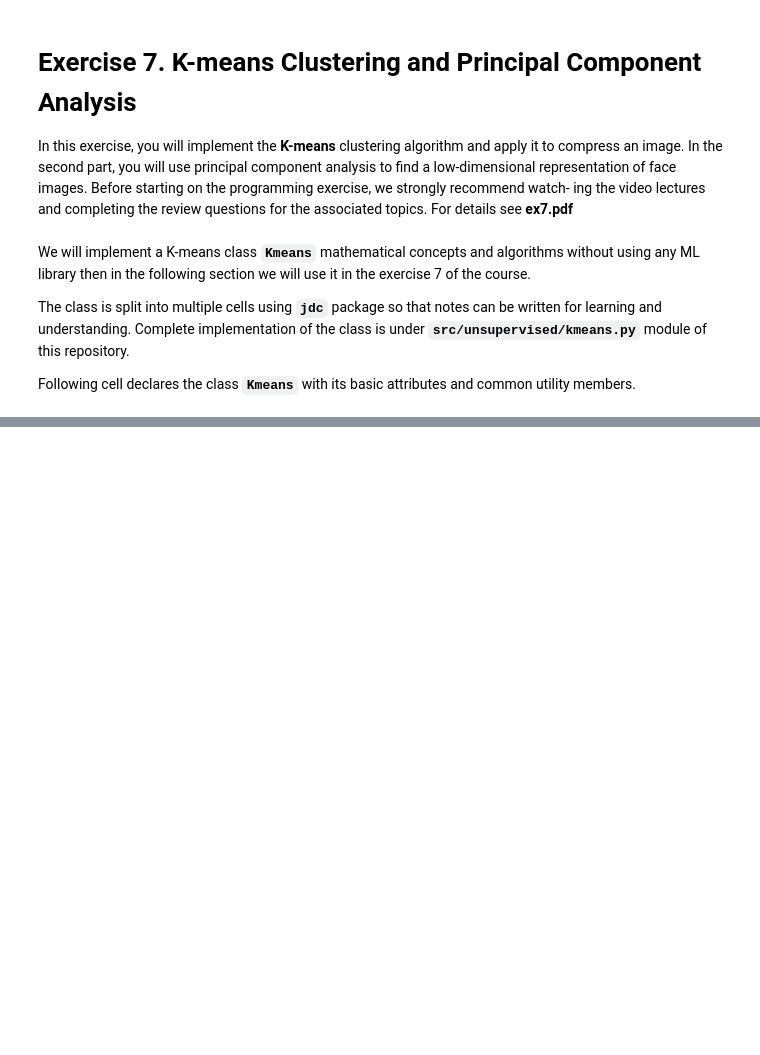
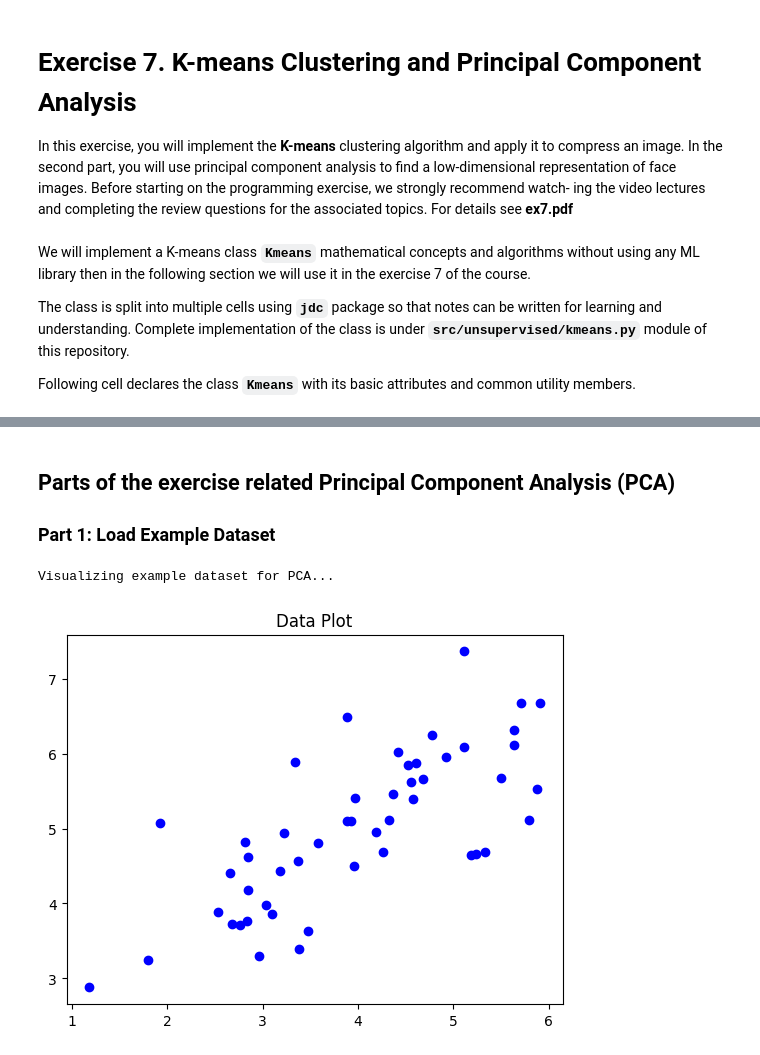
Before and after one commit to farjan/MachineLearning, a Jupyter notebook: ml/Exercise 7 K-means Clustering and Principal Component Analysis.ipynb, the cells around one changed output, grey strips where cells are left out. Saved outputs shown, nothing was run; the diff lists cells and outputs as text; code cells hidden in the pictures; blank space fills up the shorter version.

```diff
--- a/ml/Exercise 7 K-means Clustering and Principal Component Analysis.ipynb
+++ b/ml/Exercise 7 K-means Clustering and Principal Component Analysis.ipynb
@@ -277,0 +451,12 @@ class Kmeans(object):
+# %% [markdown]
+## Parts of the exercise related Principal Component Analysis (PCA)
+
+### Part 1: Load Example Dataset
+# %%
+X = np.loadtxt(datafname1, delimiter=',')
+print('Visualizing example dataset for PCA...')
+km = Kmeans(X)
+km.plot_data_set(km.X, 'Data Plot')
+# %% [output]
+Visualizing example dataset for PCA...
+[figure, added]
```
Also changed, not shown: parts of 37 cells of this notebook, 1 other file.
